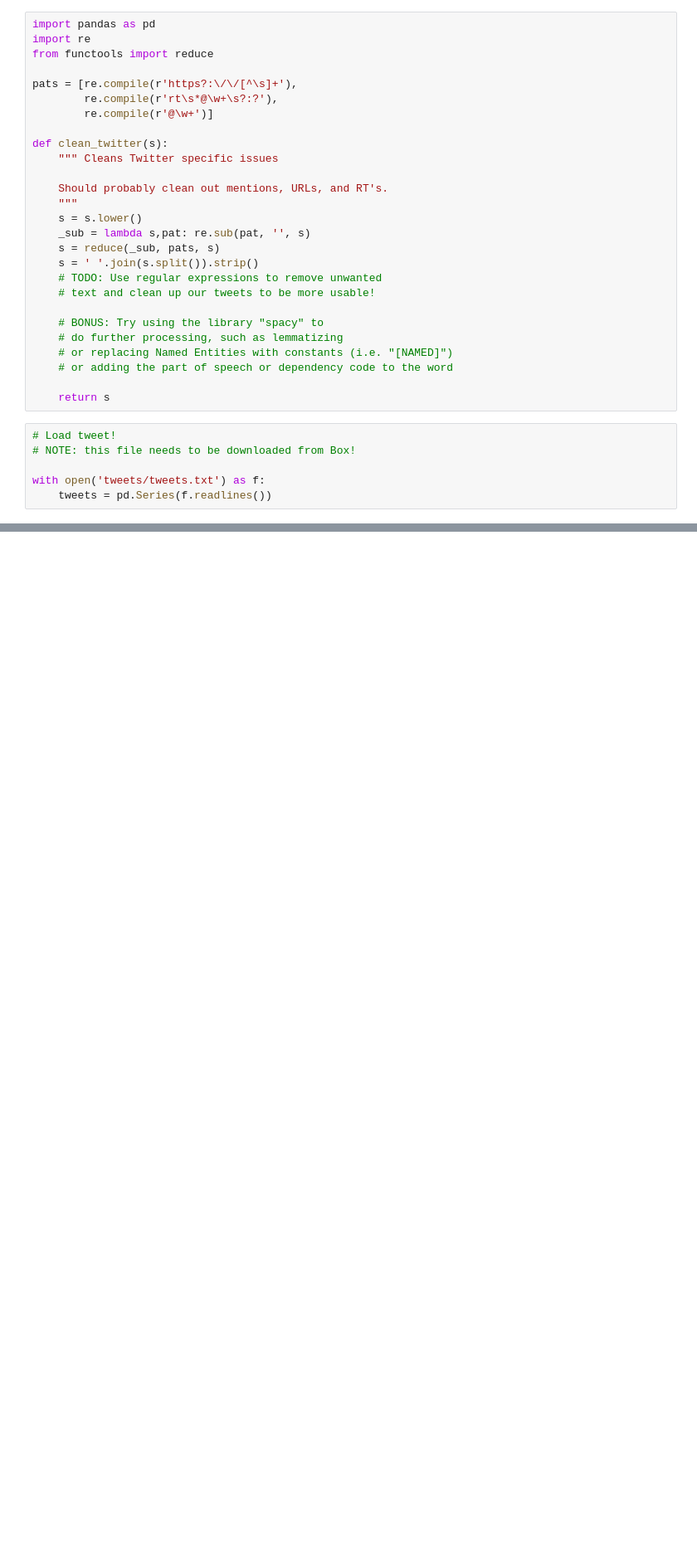
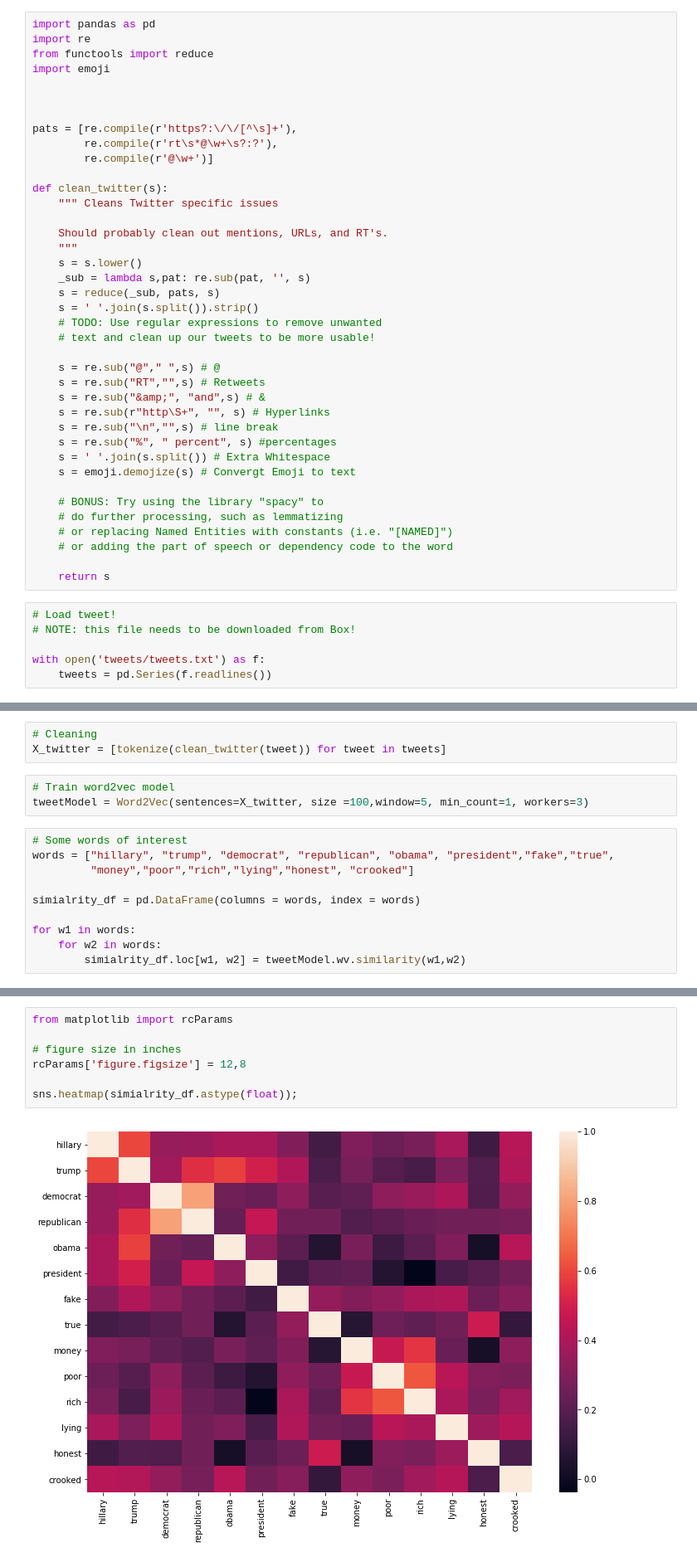
Before and after one commit to nandanrao/text-mining, a Jupyter notebook: exercise-3.ipynb, the cells around one changed output, grey strips where cells are left out. Shown at 83% size. Drawn from its saved outputs; the diff is of its cells as text; blank space fills up the shorter version.

```diff
--- a/exercise-3.ipynb
+++ b/exercise-3.ipynb
@@ -90,6 +143,9 @@ def embed_w2v(tokens, w2v):
 import pandas as pd
 import re
 from functools import reduce
+import emoji
+
+
 
 pats = [re.compile(r'https?:\/\/[^\s]+'),
         re.compile(r'rt\s*@\w+\s?:?'),
@@ -107,6 +163,15 @@ def clean_twitter(s):
     # TODO: Use regular expressions to remove unwanted
     # text and clean up our tweets to be more usable!
 
+    s = re.sub("@"," ",s) # @
+    s = re.sub("RT","",s) # Retweets
+    s = re.sub("&amp;", "and",s) # &
+    s = re.sub(r"http\S+", "", s) # Hyperlinks
+    s = re.sub("\n","",s) # line break
+    s = re.sub("%", " percent", s) #percentages
+    s = ' '.join(s.split()) # Extra Whitespace
+    s = emoji.demojize(s) # Convergt Emoji to text
+
     # BONUS: Try using the library "spacy" to
     # do further processing, such as lemmatizing
     # or replacing Named Entities with constants (i.e. "[NAMED]")
@@ -136,3 +201,19 @@ with open('tweets/tweets.txt') as f:
 # the tweet-tweet distance looks for a selection
 # of random tweets. Do you agree with the distance?
 # Does one embedding seem better than another?
+# %%
+# Cleaning
+X_twitter = [tokenize(clean_twitter(tweet)) for tweet in tweets]
+# %%
+# Train word2vec model
+tweetModel = Word2Vec(sentences=X_twitter, size =100,window=5, min_count=1, workers=3)
+# %%
+# Some words of interest
+words = ["hillary", "trump", "democrat", "republican", "obama", "president","fake","true",
+         "money","poor","rich","lying","honest", "crooked"]
+
+simialrity_df = pd.DataFrame(columns = words, index = words)
+
+for w1 in words:
+    for w2 in words:
+        simialrity_df.loc[w1, w2] = tweetModel.wv.similarity(w1,w2)
@@ -138,0 +246,9 @@ with open('tweets/tweets.txt') as f:
+# %%
+from matplotlib import rcParams
+
+# figure size in inches
+rcParams['figure.figsize'] = 12,8
+
+sns.heatmap(simialrity_df.astype(float));
+# %% [output]
+[figure, added]
```
Also changed, not shown: parts of 25 cells of this notebook.
